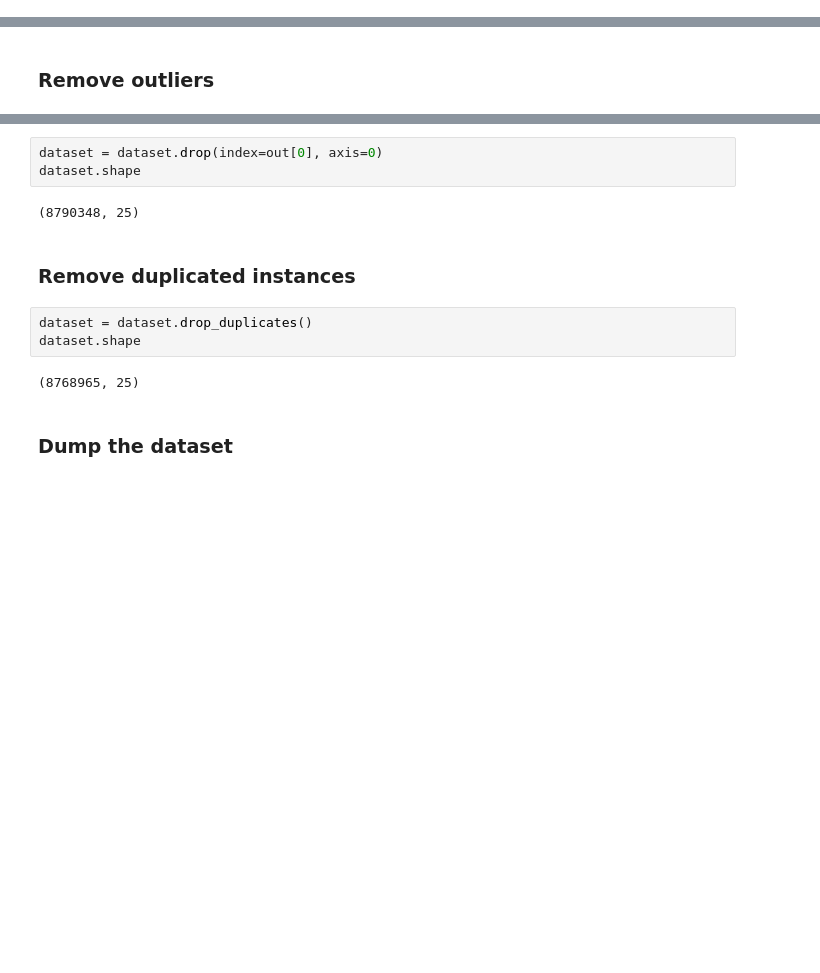
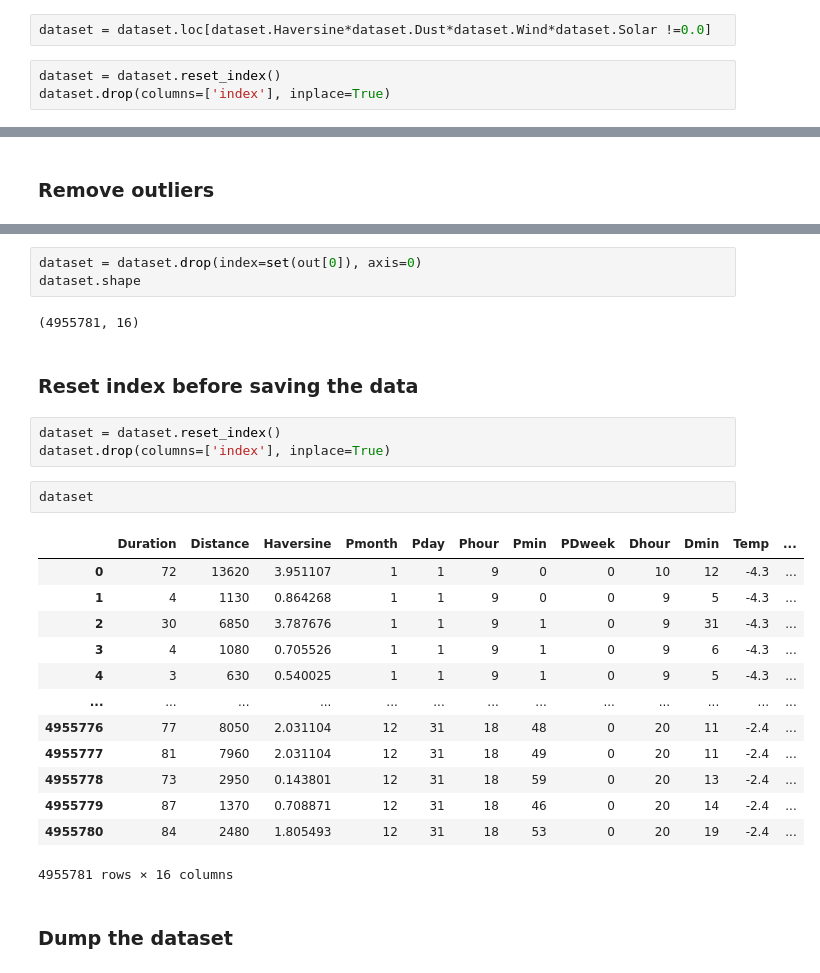
Before and after one commit to jigarparekh279/Machine_Learning_Projects, a Jupyter notebook: 01_Seoul_Bike_Trip_Duration_Prediction/02_Data_Processing_Feature_Selection.ipynb, the cells around one changed output, grey strips where cells are left out. Drawn from its saved outputs; the diff is of its cells as text; blank space fills up the shorter version.

```diff
--- a/01_Seoul_Bike_Trip_Duration_Prediction/02_Data_Processing_Feature_Selection.ipynb
+++ b/01_Seoul_Bike_Trip_Duration_Prediction/02_Data_Processing_Feature_Selection.ipynb
@@ -82,0 +140,5 @@ dataset.isnull().sum().sum()
+# %%
+dataset = dataset.loc[dataset.Haversine*dataset.Dust*dataset.Wind*dataset.Solar !=0.0]
+# %%
+dataset = dataset.reset_index()
+dataset.drop(columns=['index'], inplace=True)
@@ -101,15 +159,29 @@ out[0].shape
 # %%
-dataset = dataset.drop(index=out[0], axis=0)
+dataset = dataset.drop(index=set(out[0]), axis=0)
 dataset.shape
 # %% [output]
-(8790348, 25)
+(4955781, 16)
-# %% [markdown]
-### Remove duplicated instances
-# %%
-dataset = dataset.drop_duplicates()
-dataset.shape
-# %% [output]
-(8768965, 25)
+# %% [markdown]
+### Reset index before saving the data
+# %%
+dataset = dataset.reset_index()
+dataset.drop(columns=['index'], inplace=True)
+# %%
+dataset
+# %% [output]
+|  | Duration | Distance | Haversine | Pmonth | Pday | Phour | Pmin | PDweek | Dhour | Dmin | Temp | ... |
+| 0 | 72 | 13620 | 3.951107 | 1 | 1 | 9 | 0 | 0 | 10 | 12 | -4.3 | ... |
+| 1 | 4 | 1130 | 0.864268 | 1 | 1 | 9 | 0 | 0 | 9 | 5 | -4.3 | ... |
+| 2 | 30 | 6850 | 3.787676 | 1 | 1 | 9 | 1 | 0 | 9 | 31 | -4.3 | ... |
+| 3 | 4 | 1080 | 0.705526 | 1 | 1 | 9 | 1 | 0 | 9 | 6 | -4.3 | ... |
+| 4 | 3 | 630 | 0.540025 | 1 | 1 | 9 | 1 | 0 | 9 | 5 | -4.3 | ... |
+| ... | ... | ... | ... | ... | ... | ... | ... | ... | ... | ... | ... | ... |
+| 4955776 | 77 | 8050 | 2.031104 | 12 | 31 | 18 | 48 | 0 | 20 | 11 | -2.4 | ... |
+| 4955777 | 81 | 7960 | 2.031104 | 12 | 31 | 18 | 49 | 0 | 20 | 11 | -2.4 | ... |
+| 4955778 | 73 | 2950 | 0.143801 | 12 | 31 | 18 | 59 | 0 | 20 | 13 | -2.4 | ... |
+| 4955779 | 87 | 1370 | 0.708871 | 12 | 31 | 18 | 46 | 0 | 20 | 14 | -2.4 | ... |
+| 4955780 | 84 | 2480 | 1.805493 | 12 | 31 | 18 | 53 | 0 | 20 | 19 | -2.4 | ... |
+4955781 rows × 16 columns
 # %% [markdown]
 ### Dump the dataset
 # %%
```
Also changed, not shown: parts of 27 cells of this notebook, 8 other files.
